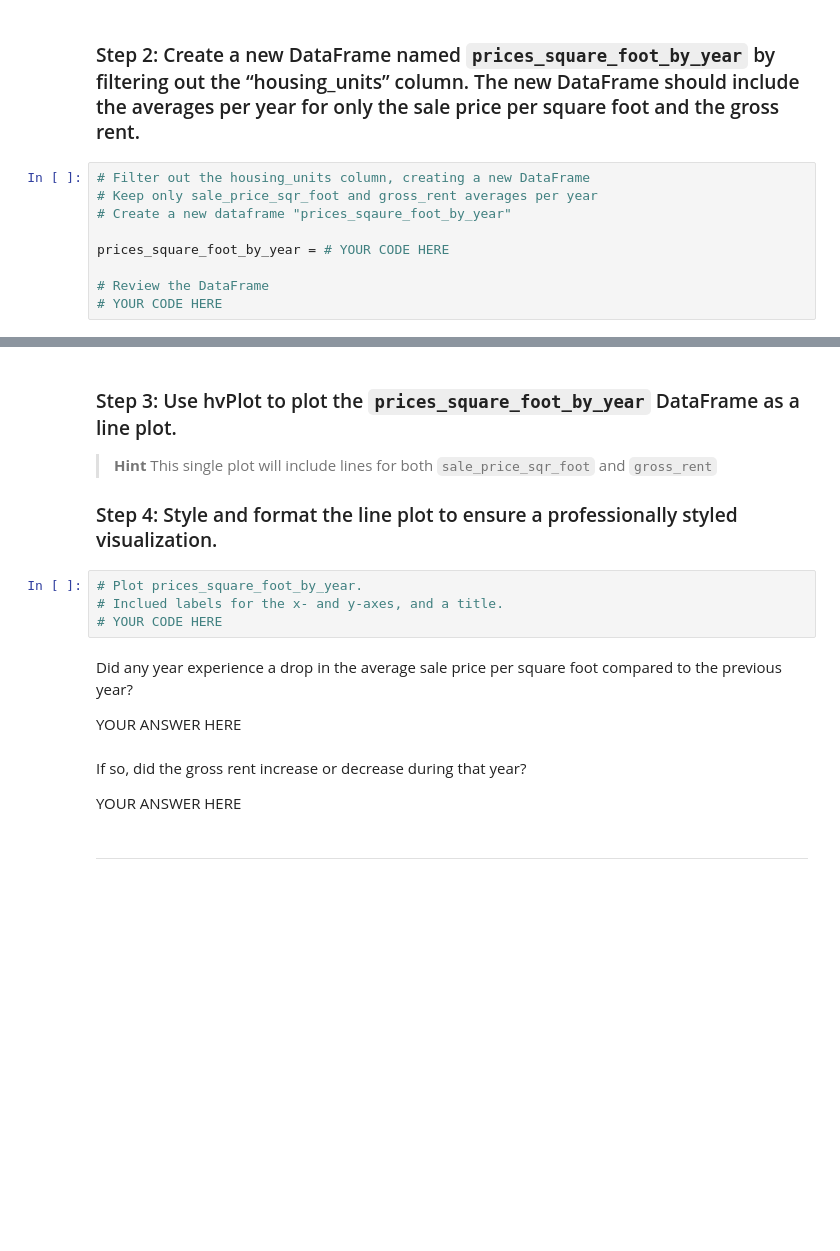
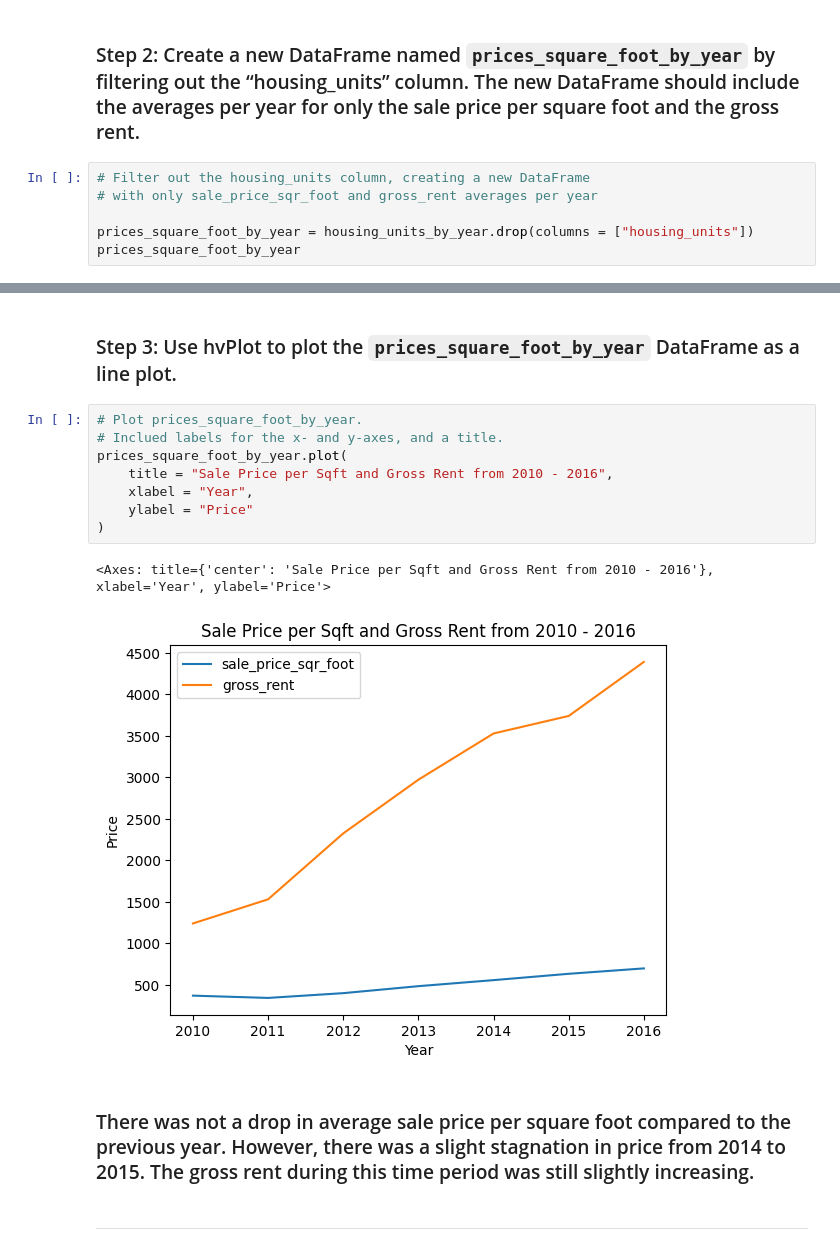
Before and after one commit to ppatel0910/san_francisco_housing_analysis, a Jupyter notebook: san_francisco_housing.ipynb, the cells around one changed output, grey strips where cells are left out. Cells and saved outputs as stored; diff of their text form; blank space fills up the shorter version.

```diff
--- a/san_francisco_housing.ipynb
+++ b/san_francisco_housing.ipynb
@@ -124,10 +112,7 @@ Name: gross_rent, dtype: float64
 ### Step 2: Create a new DataFrame named `prices_square_foot_by_year` by filtering out the “housing_units” column. The new DataFrame should include the averages per year for only the sale price per square foot and the gross rent.
 # %%
 # Filter out the housing_units column, creating a new DataFrame
-# Keep only sale_price_sqr_foot and gross_rent averages per year
-# Create a new dataframe "prices_sqaure_foot_by_year"
+# with only sale_price_sqr_foot and gross_rent averages per year
 
-prices_square_foot_by_year = # YOUR CODE HERE
-
-# Review the DataFrame
-# YOUR CODE HERE
+prices_square_foot_by_year = housing_units_by_year.drop(columns = ["housing_units"])
+prices_square_foot_by_year
@@ -134,21 +129,18 @@ prices_square_foot_by_year = # YOUR CODE HERE
 # %% [markdown]
 ### Step 3: Use hvPlot to plot the `prices_square_foot_by_year` DataFrame as a line plot.
-
-> **Hint** This single plot will include lines for both `sale_price_sqr_foot` and `gross_rent`
-
-### Step 4: Style and format the line plot to ensure a professionally styled visualization.
 # %%
 # Plot prices_square_foot_by_year.
 # Inclued labels for the x- and y-axes, and a title.
-# YOUR CODE HERE
+prices_square_foot_by_year.plot(
+    title = "Sale Price per Sqft and Gross Rent from 2010 - 2016",
+    xlabel = "Year",
+    ylabel = "Price"
+)
+# %% [output]
+<Axes: title={'center': 'Sale Price per Sqft and Gross Rent from 2010 - 2016'}, xlabel='Year', ylabel='Price'>
+[figure, added]
-# %% [markdown]
-Did any year experience a drop in the average sale price per square foot compared to the previous year?
-
-YOUR ANSWER HERE
-# %% [markdown]
- If so, did the gross rent increase or decrease during that year?
-
- YOUR ANSWER HERE
+# %% [markdown]
+### There was not a drop in average sale price per square foot compared to the previous year. However, there was a slight stagnation in price from 2014 to 2015. The gross rent during this time period was still slightly increasing.
 # %% [markdown]
 ---
 # %% [markdown]
```
Also changed, not shown: parts of 15 cells of this notebook.
